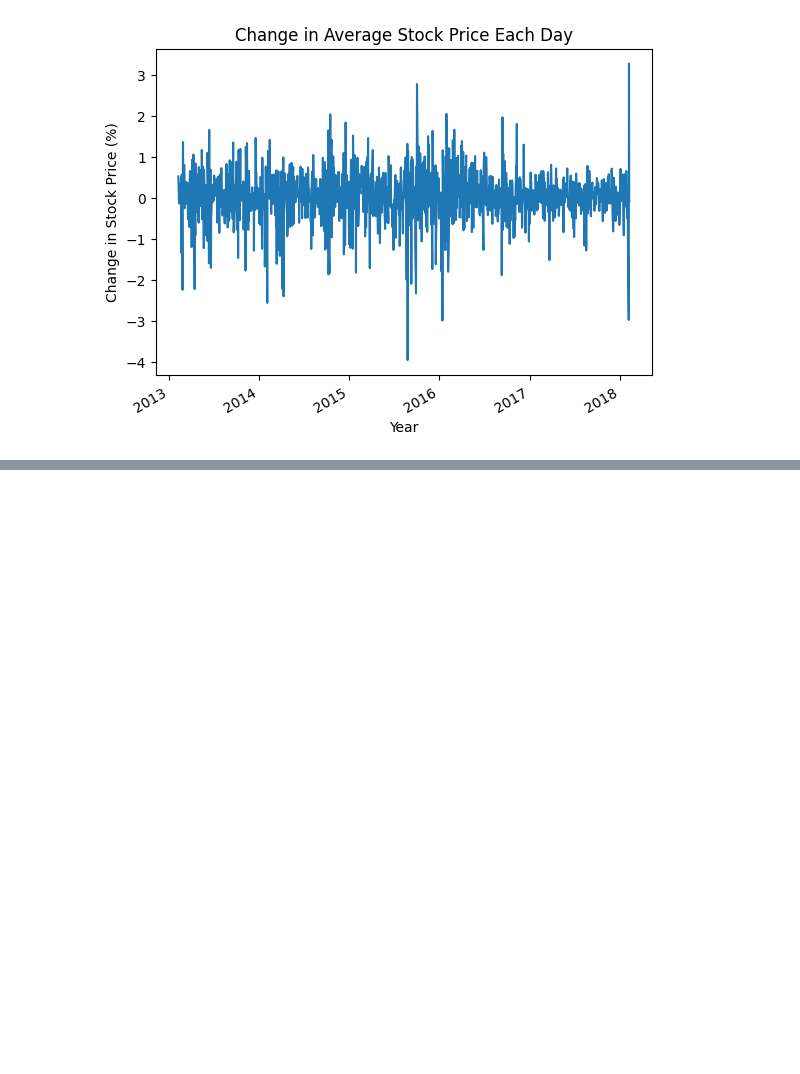
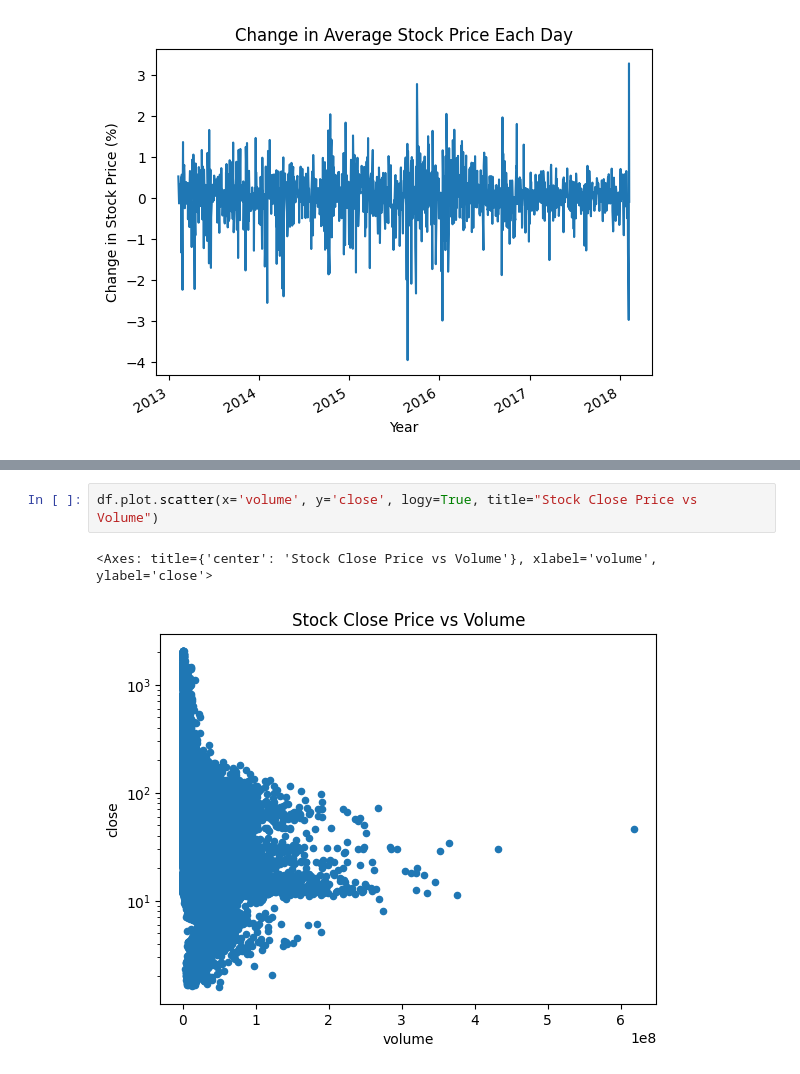
Before and after one commit to BraedenChubak/BigData2, a Jupyter notebook: main.ipynb, the cells around one changed output, grey strips where cells are left out. Cells and saved outputs as stored; diff of their text form; blank space fills up the shorter version.

```diff
--- a/main.ipynb
+++ b/main.ipynb
@@ -51,0 +52,5 @@ hist = average_stock.plot(kind='hist', title='Average Volume of Each Stock', bin
+# %%
+df.plot.scatter(x='volume', y='close', logy=True, title="Stock Close Price vs Volume")
+# %% [output]
+<Axes: title={'center': 'Stock Close Price vs Volume'}, xlabel='volume', ylabel='close'>
+[figure, added]
```
Also changed, not shown: parts of 1 cell of this notebook.
